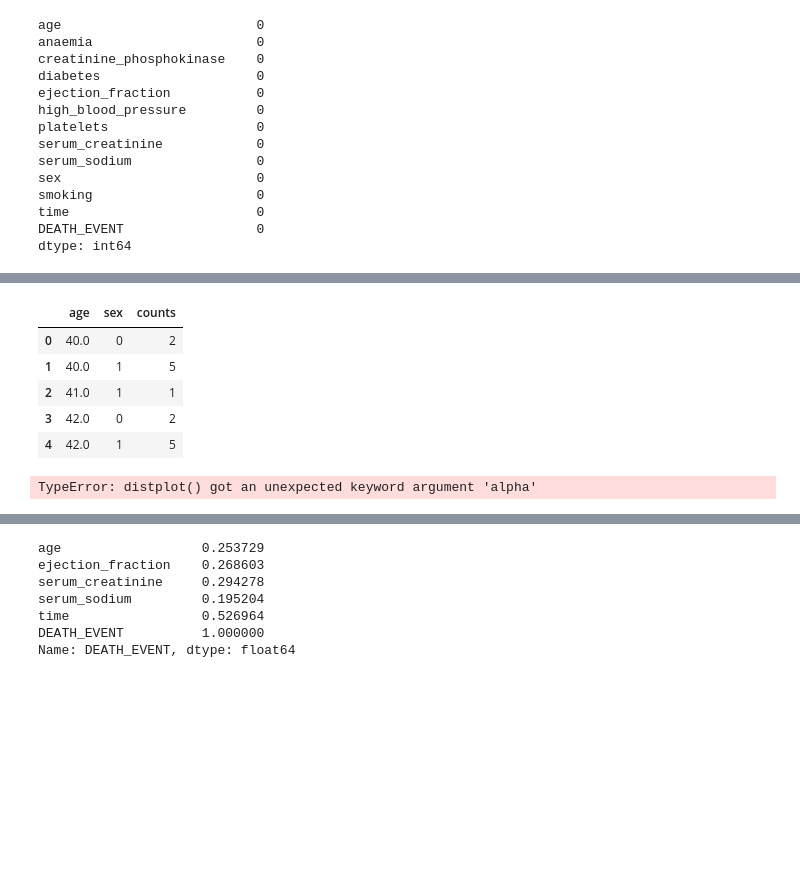
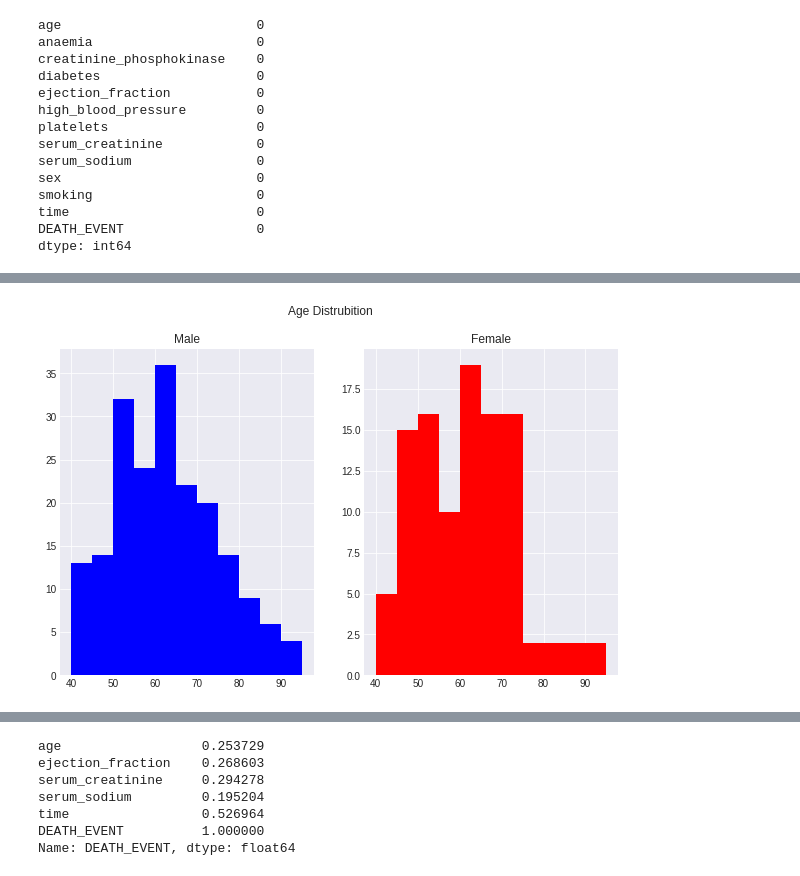
Before and after one commit to jpbogoni/PythonTaskHeartFailure, a Jupyter notebook: task.ipynb, the cells around one changed output, grey strips where cells are left out. Cells and saved outputs as stored; diff of their text form; code cells hidden in the pictures; blank space fills up the shorter version.

```diff
--- a/task.ipynb
+++ b/task.ipynb
@@ -62,22 +49,18 @@ df.describe()
-# %%
-age_sex = df.groupby(['age','sex']).size().reset_index(name='counts')
-age_sex.head()
-# %% [output]
-|  | age | sex | counts |
-| 0 | 40.0 | 0 | 2 |
-| 1 | 40.0 | 1 | 5 |
-| 2 | 41.0 | 1 | 1 |
-| 3 | 42.0 | 0 | 2 |
-| 4 | 42.0 | 1 | 5 |
-# %%
-# DATA EXPLORATION
-# AGE AND SEX DISTRUBITION
-sns.distplot(age_sex[age_sex['sex']==0],color='skyblue',label='Male')
-sns.distplot(age_sex[age_sex['sex']==1],color='red',label='Female')
-plt.legend()
-plt.show()
-# %% [output]
-TypeError: distplot() got an unexpected keyword argument 'alpha'
+# %%
+# DATA EXPLORATION
+
+# AGE SEX DISTRIBUITION
+plt.style.use('seaborn-darkgrid')
+bins = [40,45,50,55,60,65,70,75,80,85,90,95]
+fig, (ax1, ax2) = plt.subplots(1,2, figsize=(10,6))
+fig.suptitle('Age Distrubition')
+ax1.hist(df.loc[:,'age'][df.sex == 1],bins=bins, color='blue')
+ax1.title.set_text('Male')
+ax2.hist(df.loc[:,'age'][df.sex == 0],bins=bins, color='red')
+ax2.title.set_text('Female')
+plt.show()
+# %% [output]
+[figure, added]
 # %%
 # CORRELATION HEATMAP
 f, ax = plt.subplots(figsize=(10,10))
```
Also changed, not shown: parts of 10 cells of this notebook.
